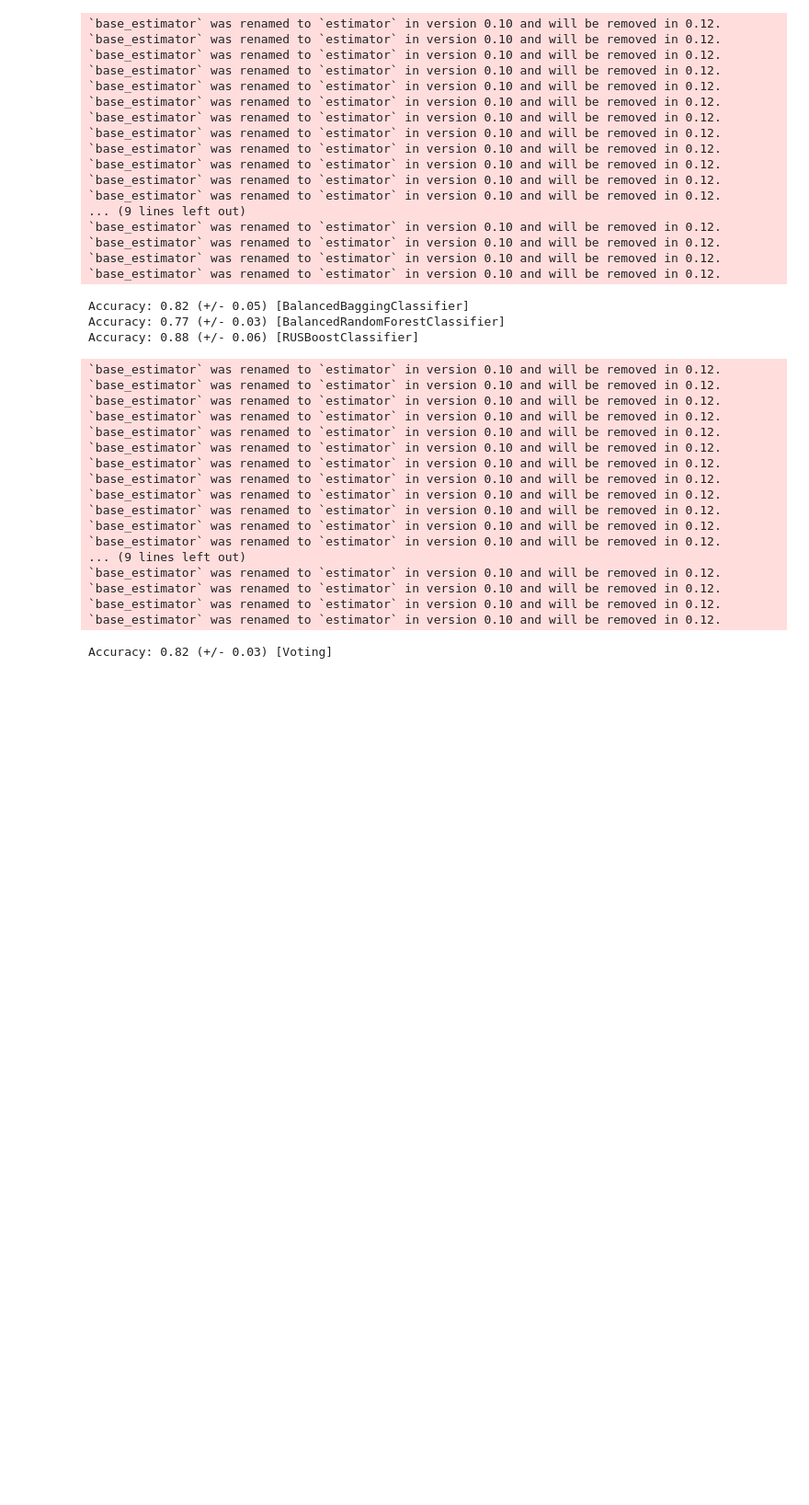
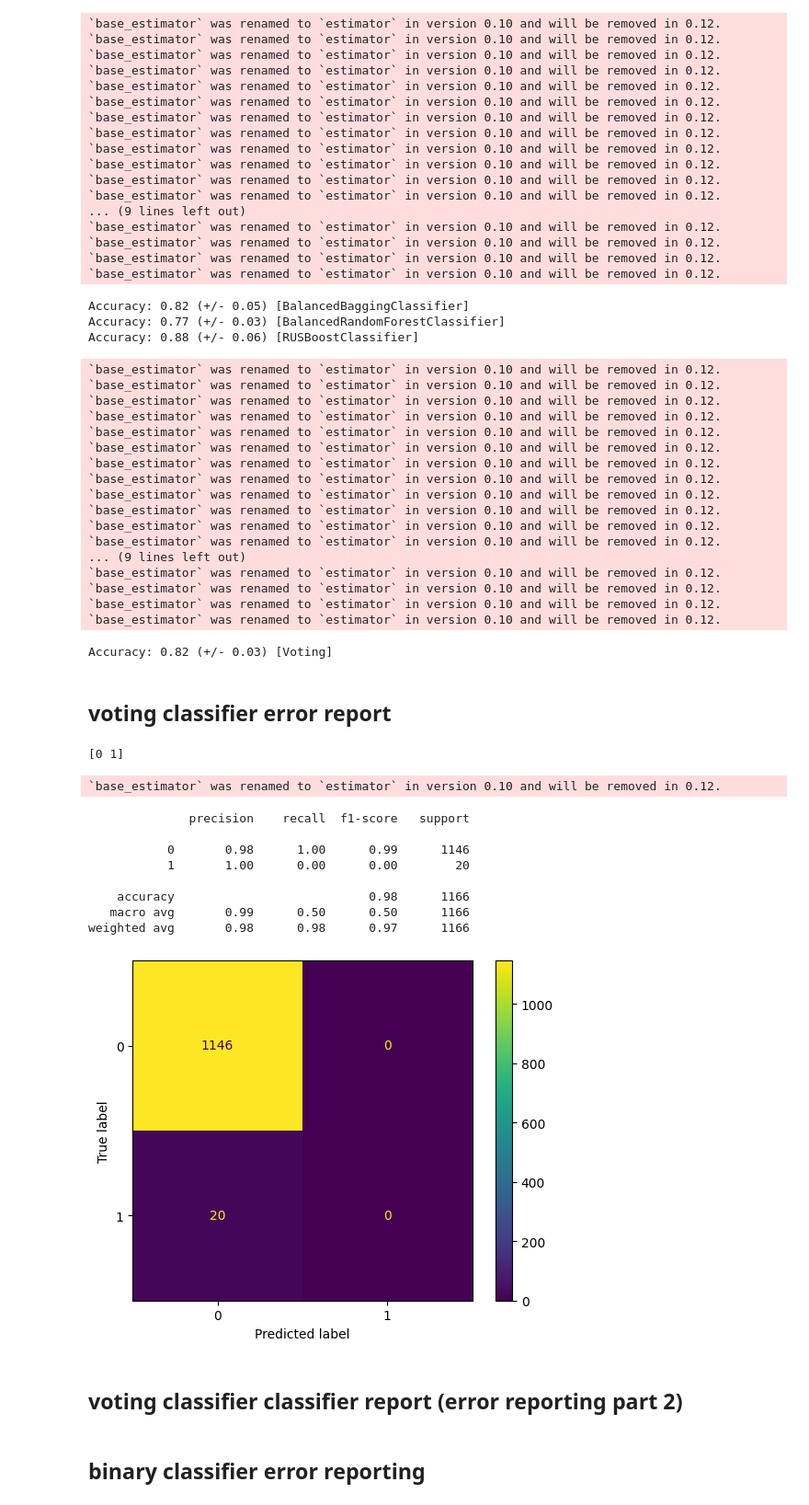
Before and after one commit to stefanbund/grus-code, a Jupyter notebook: ver5-ordinal-binning-grid-searches/4 -- SMOTE data, binary bins no cluster/build_SMOTE.ipynb, the cells around one changed output. Shown: that part at 92% size. Saved outputs shown, nothing was run; the diff lists cells and outputs as text; code cells hidden in the pictures; blank space fills up the shorter version.

Commit message:
finished classifiers for binned binary, balanced

```diff
--- a/ver5-ordinal-binning-grid-searches/4 -- SMOTE data, binary bins no cluster/build_SMOTE.ipynb
+++ b/ver5-ordinal-binning-grid-searches/4 -- SMOTE data, binary bins no cluster/build_SMOTE.ipynb
@@ -330,3 +316,29 @@ Accuracy: 0.88 (+/- 0.06) [RUSBoostClassifier]
 `base_estimator` was renamed to `estimator` in version 0.10 and will be removed in 0.12.
 `base_estimator` was renamed to `estimator` in version 0.10 and will be removed in 0.12.
 Accuracy: 0.82 (+/- 0.03) [Voting]
+# %% [markdown]
+## voting classifier error report
+# %%
+labels_ = m2_pipeline['label'].unique()
+print(labels_)
+# X_test_scaled = scaler.fit_transform(X_test)
+vc.fit(X_train_scaled,y_train)
+
+y_pred_vc = vc.predict(X_test)
+ConfusionMatrixDisplay.from_predictions(y_test, y_pred_vc, labels=labels_)
+
+print(classification_report(y_test, y_pred_vc,zero_division=1))
+# %% [output]
+[0 1]
+`base_estimator` was renamed to `estimator` in version 0.10 and will be removed in 0.12.
+              precision    recall  f1-score   support
+
+           0       0.98      1.00      0.99      1146
+           1       1.00      0.00      0.00        20
+
+    accuracy                           0.98      1166
+   macro avg       0.99      0.50      0.50      1166
+weighted avg       0.98      0.98      0.97      1166
+[figure, added]
+# %% [markdown]
+## voting classifier classifier report (error reporting part 2)
@@ -332,0 +347,2 @@ Accuracy: 0.82 (+/- 0.03) [Voting]
+# %% [markdown]
+## binary classifier error reporting
```
Also changed, not shown: parts of 13 cells of this notebook.
